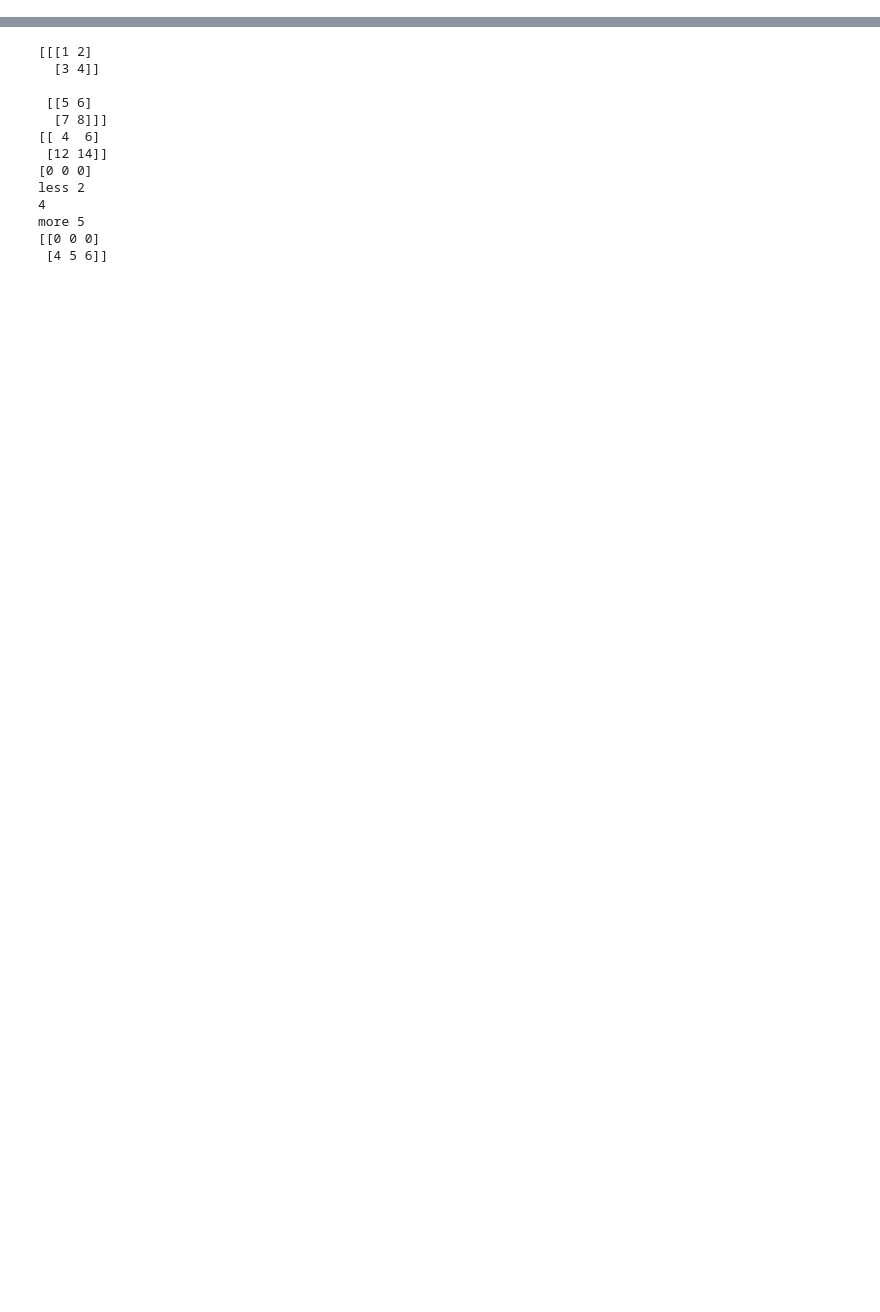
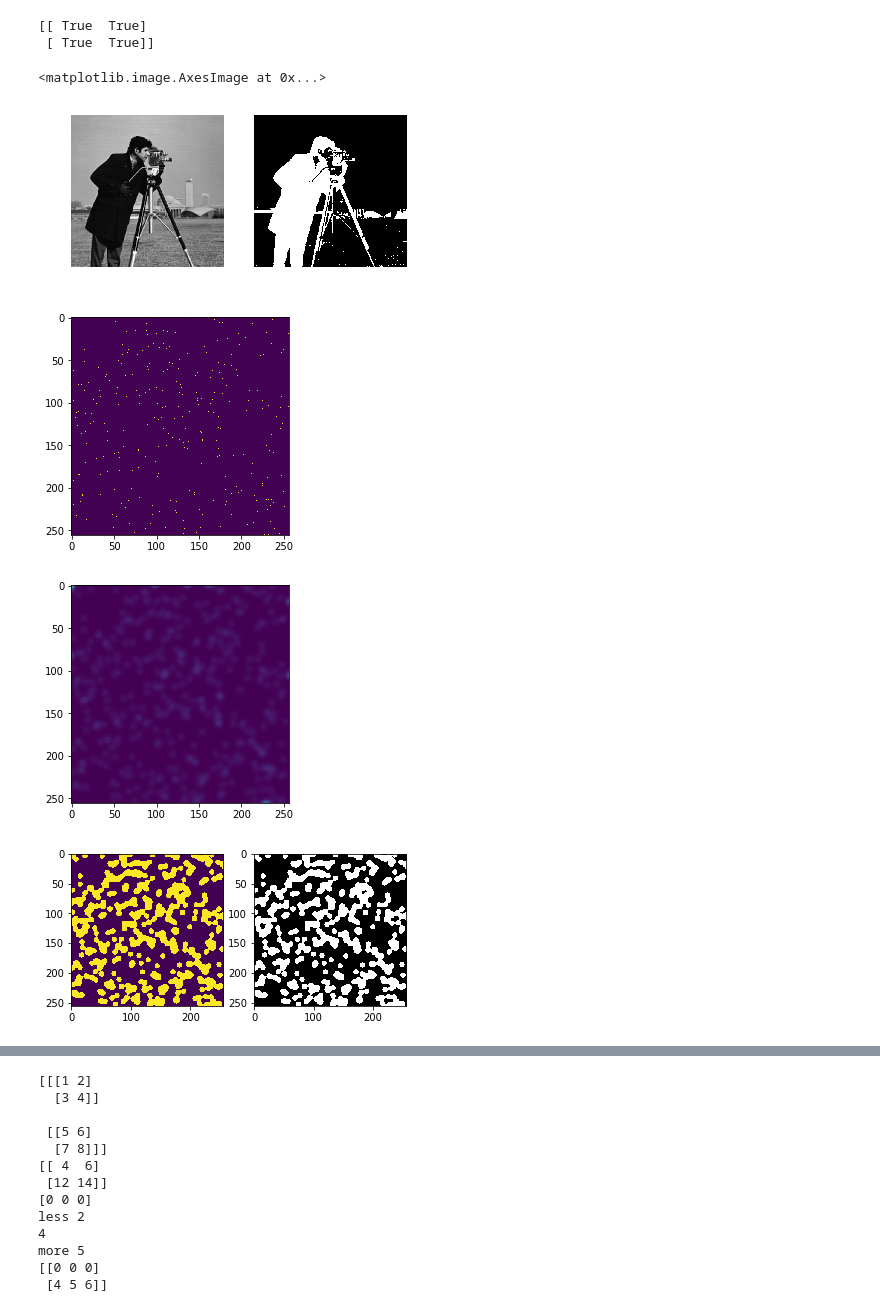
Before and after one commit to polilog/PythonLabs, a Jupyter notebook: lab2.ipynb, the cells around one changed output, grey strips where cells are left out. Drawn from its saved outputs; the diff is of its cells as text; code cells hidden in the pictures; blank space fills up the shorter version.

```diff
--- a/lab2.ipynb
+++ b/lab2.ipynb
@@ -0,0 +168,58 @@
+# %%
+#task 5 Segmentation
+from skimage import data
+from skimage import filters
+camera = data.camera()
+#Otsu's method
+#calculates the optimum threshold separating the two classes
+#so that their intra-class variance is minimal
+val = filters.threshold_otsu(camera)
+mask = camera < val
+plt.figure()
+plt.subplot(121), plt.axis('off')
+plt.imshow(camera, cmap='gray')
+plt.subplot(122), plt.axis('off')
+plt.imshow(mask, cmap='gray')
+
+import numpy as np
+n=20
+l=256
+#image 256x256
+im=np.zeros((l,l))
+#create 400 random points
+points=l*np.random.random((2, n ** 2))
+#set points on image
+im[(points[0]).astype(np.int), (points[1]).astype(np.int)] = 1
+plt.figure()
+plt.imshow(im)
+#gaussian filter
+im = filters.gaussian(im, sigma = l / (4. * n))
+plt.figure()
+plt.imshow(im)
+blobs = im > im.mean()
+print(blobs[0:2, 0:2])
+plt.figure()
+plt.subplot(121)
+plt.imshow(blobs)
+plt.subplot(122)
+plt.imshow(blobs, cmap="gray")
+
+
+from skimage import measure
+from skimage import color
+#Label connected regions of an integer array
+all_labels = measure.label(blobs)
+#returns array where connected regions are assigned to the same int
+blobs_labels = measure.label(blobs, background=0)
+#color-coded labels are painted over the image
+image_label_overlay = color.label2rgb(blobs_labels, image=blobs)
+plt.figure()
+plt.imshow(image_label_overlay)
+# %% [output]
+[[ True  True]
+ [ True  True]]
+<matplotlib.image.AxesImage at 0x...>
+[figure, added]
+[figure, added]
+[figure, added]
+[figure, added]
```
Also changed, not shown: parts of 16 cells of this notebook, 1 other file.
